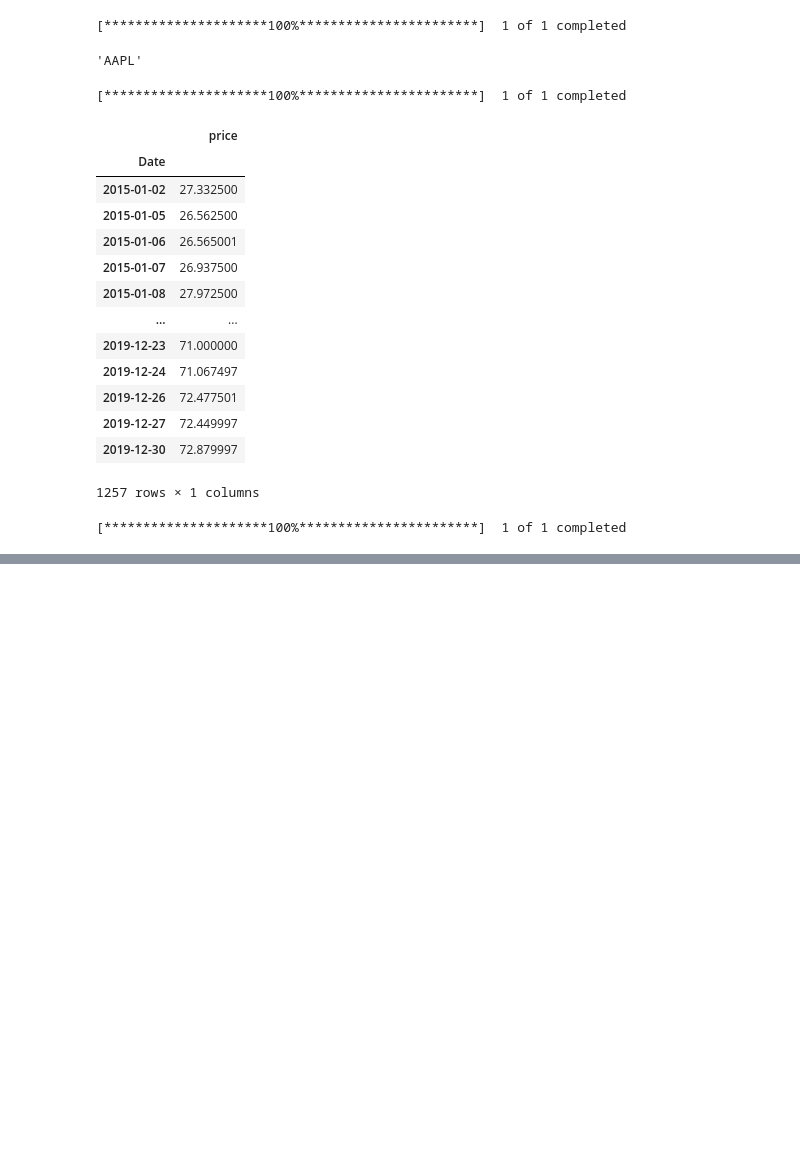
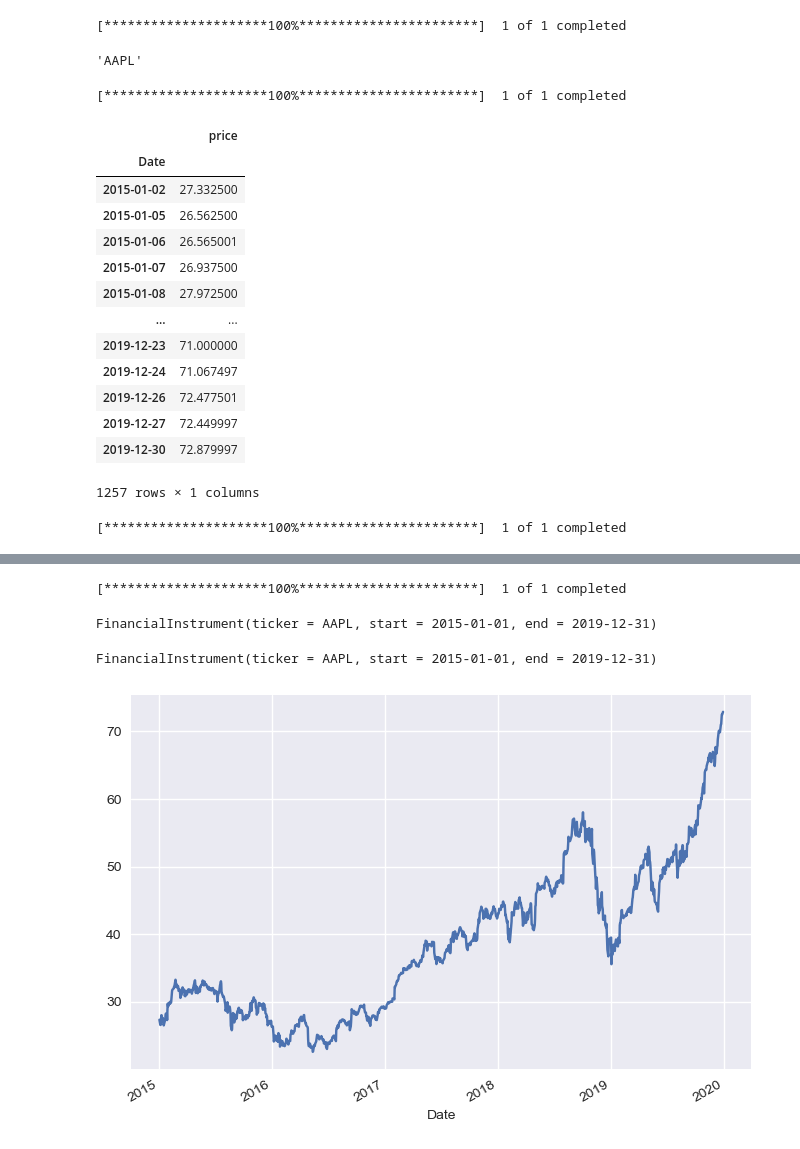
Before and after one commit to illinia/python-trading-study, a Jupyter notebook: Part1/파이썬_OOP.ipynb, the cells around one changed output, grey strips where cells are left out. Saved outputs shown, nothing was run; the diff lists cells and outputs as text; code cells hidden in the pictures; blank space fills up the shorter version.

```diff
--- a/Part1/파이썬_OOP.ipynb
+++ b/Part1/파이썬_OOP.ipynb
@@ -155,0 +174,36 @@ stock.log_returns()
+# %%
+class FinancialInstrument():
+    def __init__(self, ticker, start, end):
+        self.ticker = ticker
+        self.start = start
+        self.end = end
+        self.get_data()
+        self.log_returns()
+
+    def __repr__(self):
+        return "FinancialInstrument(ticker = {}, start = {}, end = {})".format(self.ticker, self.start, self.end)
+
+    def get_data(self):
+        raw = yf.download(self.ticker, self.start, self.end).Close.to_frame()
+        raw.rename(columns={"Close": "price"}, inplace=True)
+        self.data = raw
+
+    def log_returns(self):
+        self.data["log_returns"] = np.log(self.data.price / self.data.price.shift(1))
+# %%
+stock = FinancialInstrument("AAPL", "2015-01-01", "2019-12-31")
+# %% [output]
+[*********************100%***********************]  1 of 1 completed
+# %%
+stock
+# %% [output]
+FinancialInstrument(ticker = AAPL, start = 2015-01-01, end = 2019-12-31)
+# %%
+print(stock)
+# %% [output]
+FinancialInstrument(ticker = AAPL, start = 2015-01-01, end = 2019-12-31)
+# %%
+stock.data.price.plot()
+plt.show()
+# %% [output]
+[figure, added]
```
Also changed, not shown: parts of 44 cells of this notebook, 5 other files.
